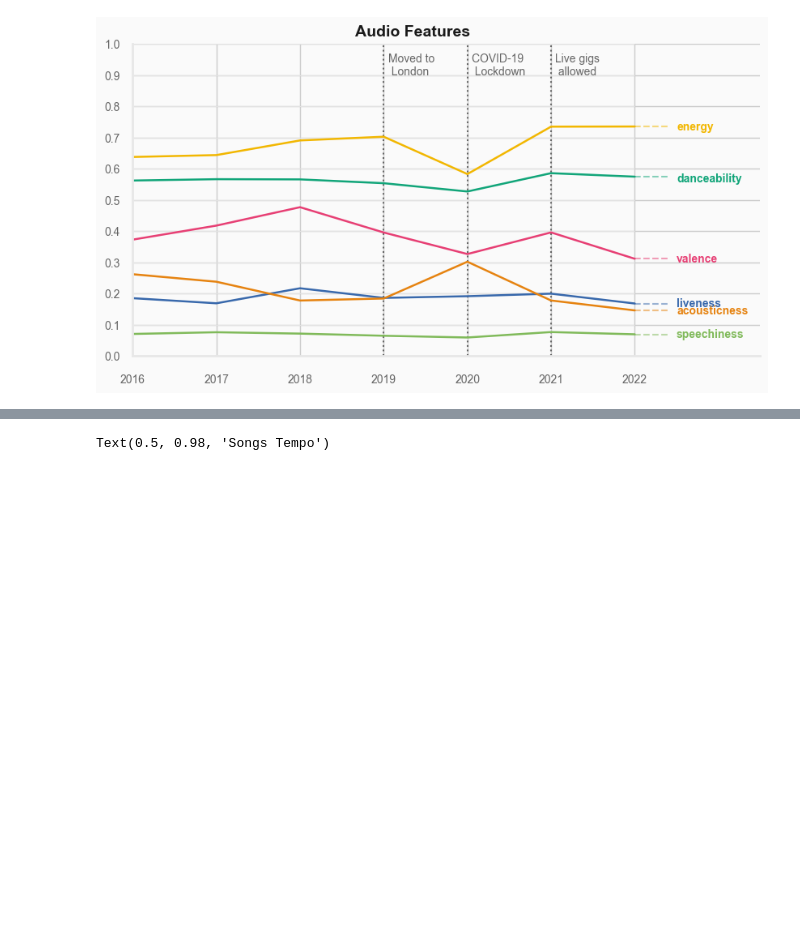
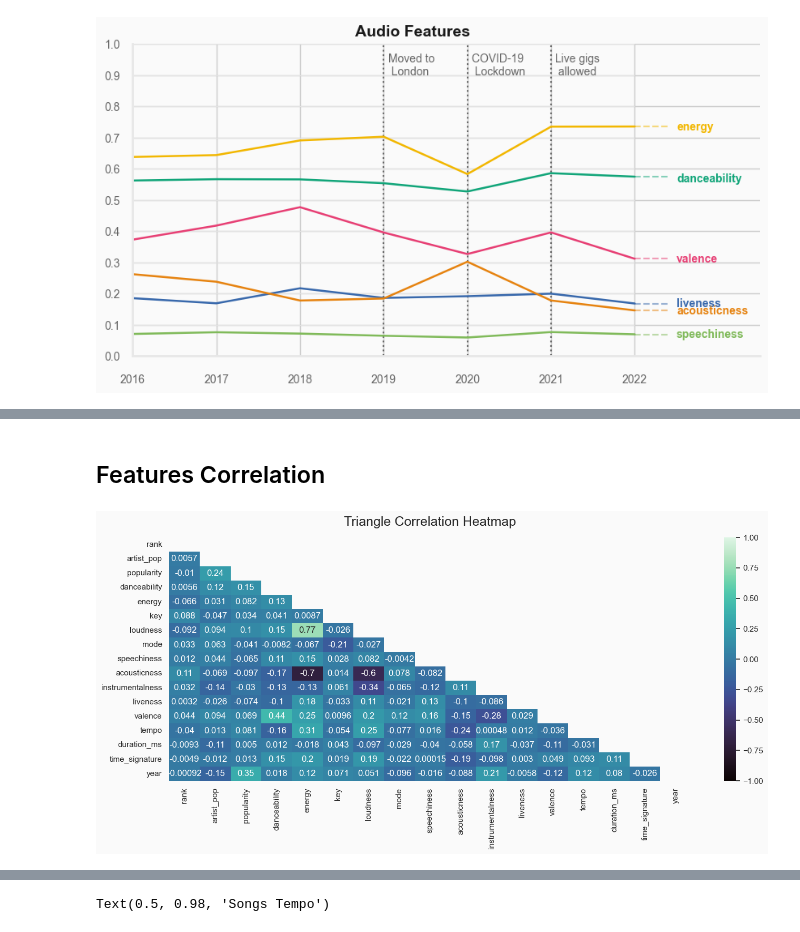
Before and after one commit to zpapagianni/Spotify_project, a Jupyter notebook: notebooks/EDA-clustering.ipynb, the cells around one changed output, grey strips where cells are left out. Saved outputs shown, nothing was run; the diff lists cells and outputs as text; code cells hidden in the pictures; blank space fills up the shorter version.

```diff
--- a/notebooks/EDA-clustering.ipynb
+++ b/notebooks/EDA-clustering.ipynb
@@ -463,0 +552,11 @@ In 2022 I was struggling a lot mentally which explains why the valence decreased
+# %% [markdown]
+## Features Correlation
+# %%
+plt.figure(figsize=(16, 6))
+
+# define the mask to set the values in the upper triangle to Truemask = np.triu(np.ones_like(dataframe.corr(), dtype=np.bool))
+mask = np.triu(np.ones_like(songs.corr(numeric_only=True), dtype=bool))
+heatmap = sns.heatmap(songs.corr(numeric_only=True), mask=mask, vmin=-1, vmax=1, annot=True, cmap='mako')
+heatmap.set_title('Triangle Correlation Heatmap', fontdict={'fontsize':18}, pad=16);
+# %% [output]
+[figure, added]
```
Also changed, not shown: parts of 52 cells of this notebook, 1 other file.
